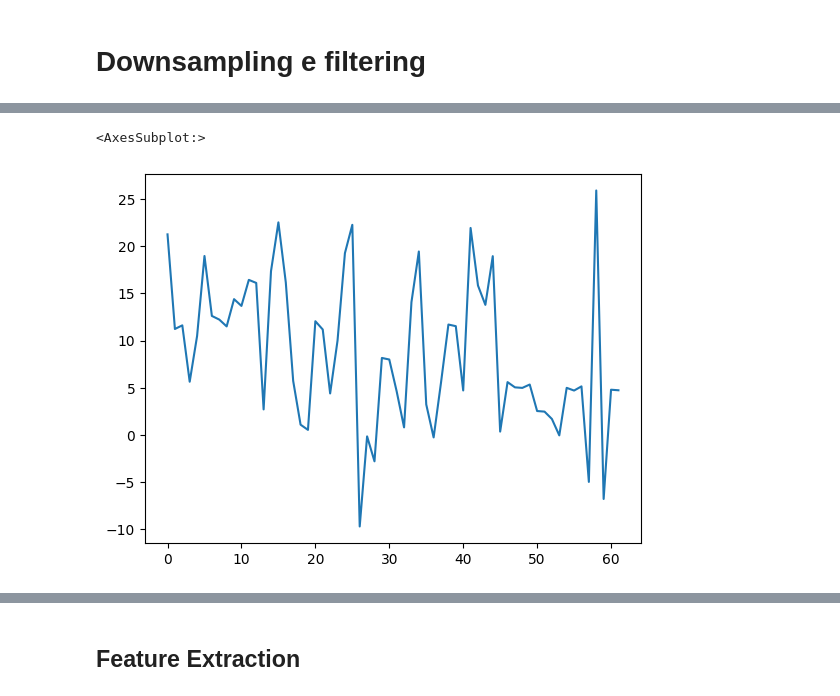
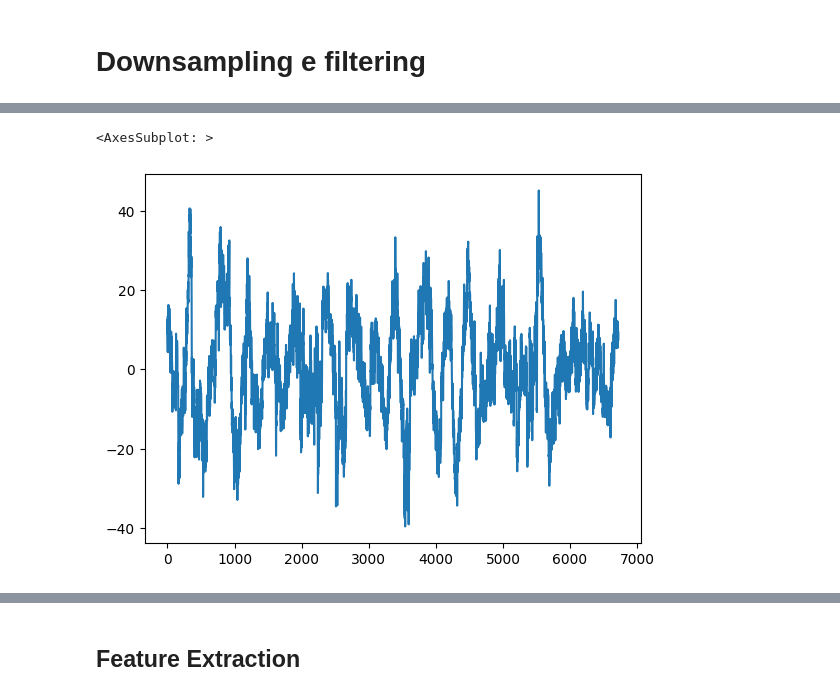
Before and after one commit to Sant0S22/eeg_emotion_recognition, a Jupyter notebook: FVAB_DATASET.ipynb, the cells around one changed output, grey strips where cells are left out. Cells and saved outputs as stored; diff of their text form; code cells hidden in the pictures.

```diff
--- a/FVAB_DATASET.ipynb
+++ b/FVAB_DATASET.ipynb
@@ -8,8 +8,8 @@ import pandas as pd
 import os
 import matplotlib.pyplot as plt
 # %%
-#directory = "C:\\Users\\grazi\\Desktop\\Materiale FVAB\\SEED_IV Database\\SEED_IV Database"
-directory = "D:\\DATASET FVAB\\SEED_IV Database\\SEED_IV Database\\"
+directory = "C:\\Users\\grazi\\Desktop\\Materiale FVAB\\SEED_IV Database\\SEED_IV Database"
+#directory = "D:\\DATASET FVAB\\SEED_IV Database\\SEED_IV Database\\"
 # %%
 directory
 # %% [output]
@@ -89,6 +89,8 @@ def drop_channels(df):
     return df
 # %%
 df_6_channels = drop_channels(pd.DataFrame(data['tyc_eeg1']))
+# %%
+df_6_channels.index.names = ['Channels']
 # %%
 print(df_6_channels.shape)
 # %% [output]
@@ -129,5 +140,5 @@ pd.DataFrame(data['tyc_eeg1']).iloc[10].plot()
 # %%
-pd.DataFrame(processed_data_down).iloc[10].plot()
+pd.DataFrame(processed_data_down)[3].plot()
 # %% [output]
-<AxesSubplot:>
+<AxesSubplot: >
-[figure, old version]
+[figure, new version]
```
Also changed, not shown: parts of 22 cells of this notebook.
